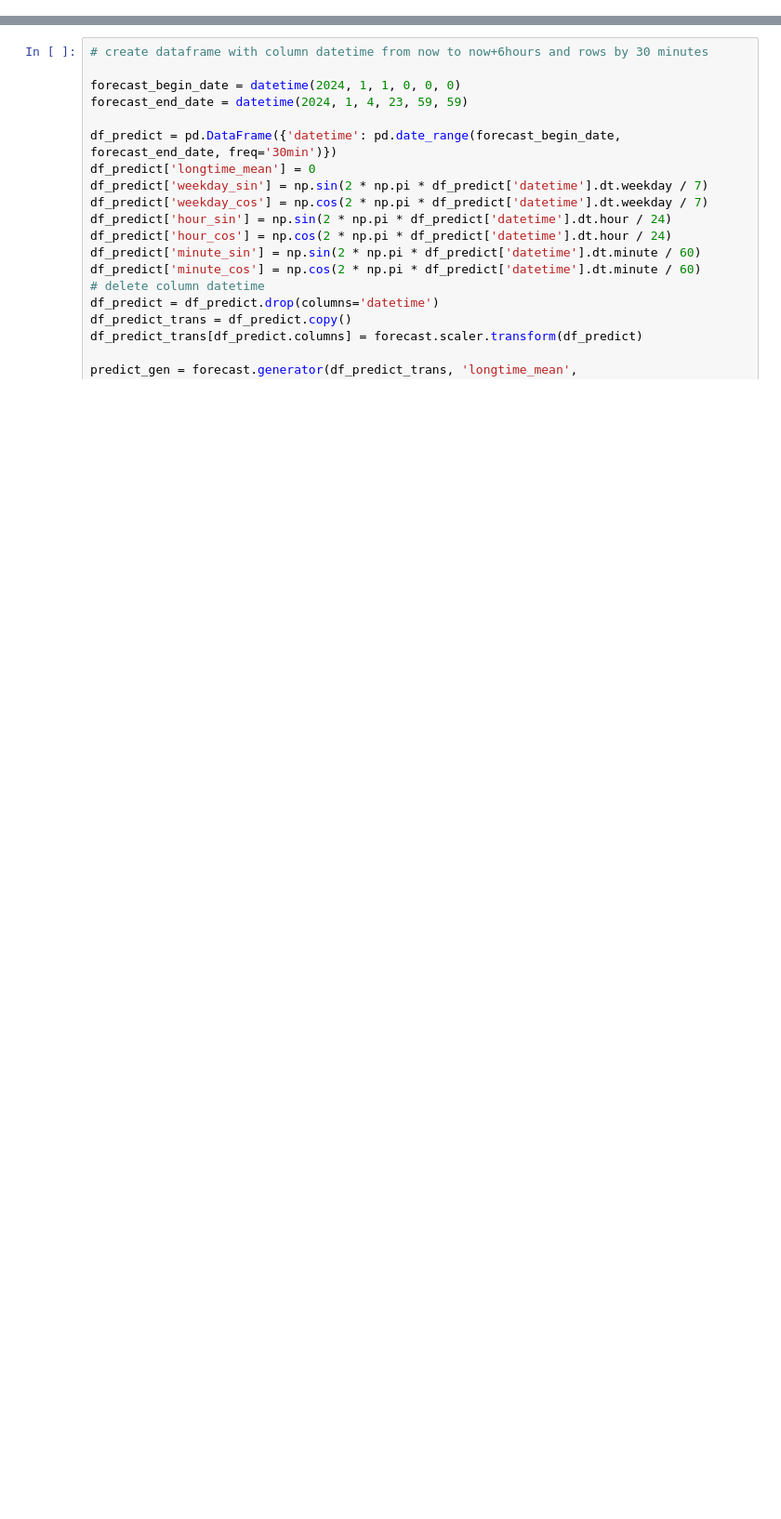
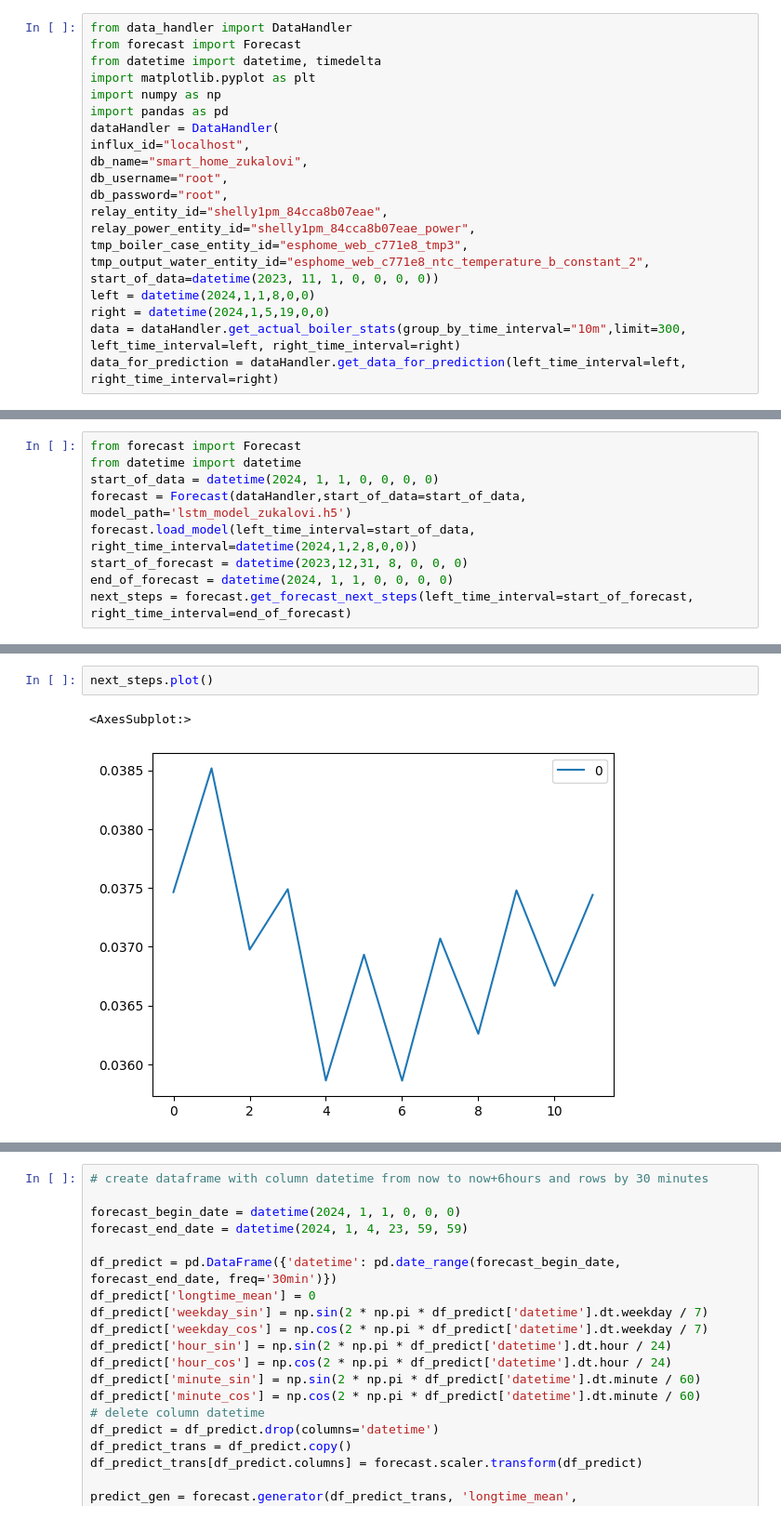
Before and after one commit to grinwi/smartboiler, a Jupyter notebook: src/smartboiler/test.ipynb, the cells around one changed output, grey strips where cells are left out. Shown at 93% size. Cells and saved outputs as stored; diff of their text form; blank space fills up the shorter version.

```diff
--- a/src/smartboiler/test.ipynb
+++ b/src/smartboiler/test.ipynb
@@ -315,0 +21,21 @@ plt.plot(pred['longtime_mean'], label="Predicted")
+# %%
+from data_handler import DataHandler
+from forecast import Forecast
+from datetime import datetime, timedelta
+import matplotlib.pyplot as plt
+import numpy as np
+import pandas as pd
+dataHandler = DataHandler(
+influx_id="localhost",
+db_name="smart_home_zukalovi",
+db_username="root",
+db_password="root",
+relay_entity_id="shelly1pm_84cca8b07eae",
+relay_power_entity_id="shelly1pm_84cca8b07eae_power",
+tmp_boiler_case_entity_id="esphome_web_c771e8_tmp3",
+tmp_output_water_entity_id="esphome_web_c771e8_ntc_temperature_b_constant_2",
+start_of_data=datetime(2023, 11, 1, 0, 0, 0, 0))
+left = datetime(2024,1,1,8,0,0)
+right = datetime(2024,1,5,19,0,0)
+data = dataHandler.get_actual_boiler_stats(group_by_time_interval="10m",limit=300, left_time_interval=left, right_time_interval=right)
+data_for_prediction = dataHandler.get_data_for_prediction(left_time_interval=left, right_time_interval=right)
@@ -315,0 +61,9 @@ plt.plot(pred['longtime_mean'], label="Predicted")
+# %%
+from forecast import Forecast
+from datetime import datetime
+start_of_data = datetime(2024, 1, 1, 0, 0, 0, 0)
+forecast = Forecast(dataHandler,start_of_data=start_of_data, model_path='lstm_model_zukalovi.h5')
+forecast.load_model(left_time_interval=start_of_data, right_time_interval=datetime(2024,1,2,8,0,0))
+start_of_forecast = datetime(2023,12,31, 8, 0, 0, 0)
+end_of_forecast = datetime(2024, 1, 1, 0, 0, 0, 0)
+next_steps = forecast.get_forecast_next_steps(left_time_interval=start_of_forecast, right_time_interval=end_of_forecast)
@@ -315,0 +117,5 @@ plt.plot(pred['longtime_mean'], label="Predicted")
+# %%
+next_steps.plot()
+# %% [output]
+<AxesSubplot:>
+[figure, added]
```
Also changed, not shown: parts of 54 cells of this notebook, 2 other files.
